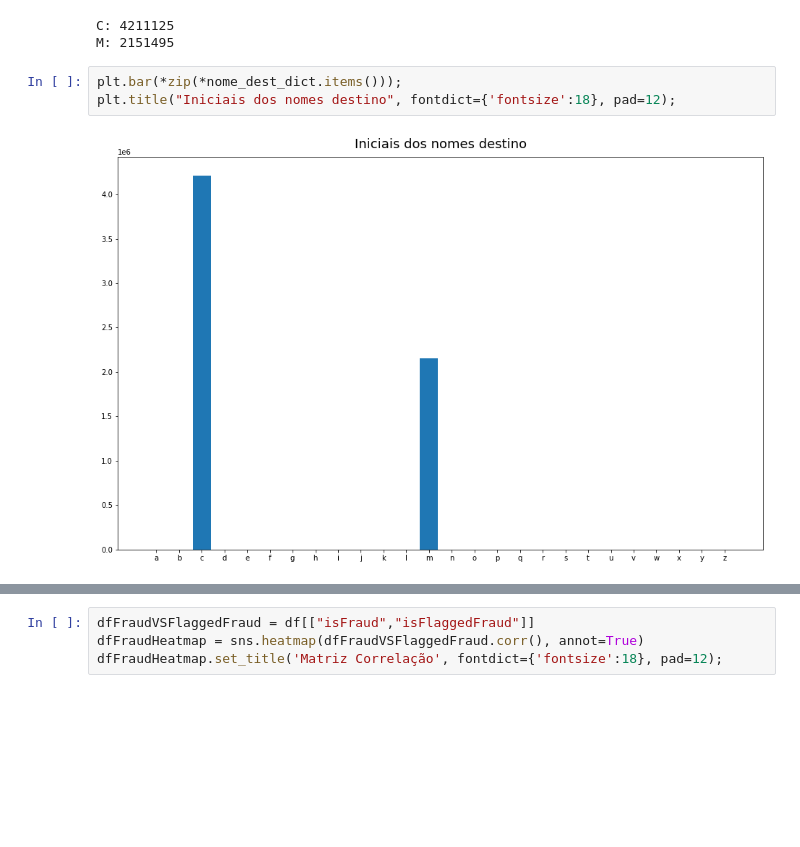
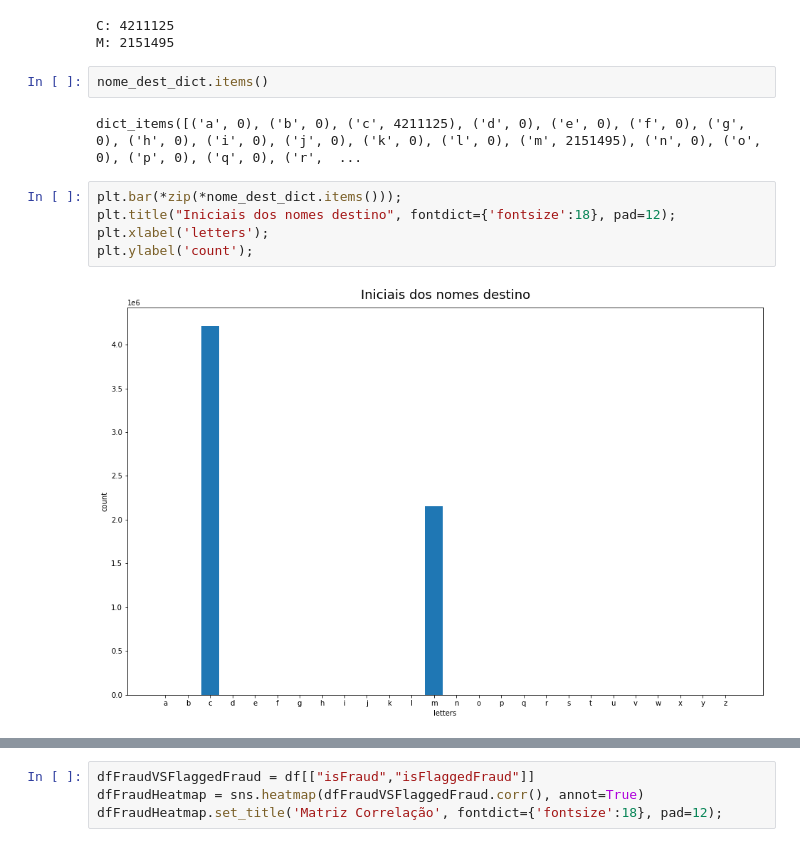
Before and after one commit to henriquemoc/Fraud-Classification, a Jupyter notebook: fraude.ipynb, the cells around one changed output, grey strips where cells are left out. Drawn from its saved outputs; the diff is of its cells as text; blank space fills up the shorter version.

```diff
--- a/fraude.ipynb
+++ b/fraude.ipynb
@@ -209,11 +211,17 @@ for i in nome_dest_dict:
 # %% [output]
 C: 4211125
 M: 2151495
+# %%
+nome_dest_dict.items()
+# %% [output]
+dict_items([('a', 0), ('b', 0), ('c', 4211125), ('d', 0), ('e', 0), ('f', 0), ('g', 0), ('h', 0), ('i', 0), ('j', 0), ('k', 0), ('l', 0), ('m', 2151495), ('n', 0), ('o', 0), ('p', 0), ('q', 0), ('r',  ...
 # %%
 plt.bar(*zip(*nome_dest_dict.items()));
 plt.title("Iniciais dos nomes destino", fontdict={'fontsize':18}, pad=12);
+plt.xlabel('letters');
+plt.ylabel('count');
 # %% [output]
-[figure, old version]
+[figure, new version]
 # %%
 dfFlaggedFraud = df[["type","isFlaggedFraud"]]
 dfFlaggedFraud = dfFlaggedFraud.groupby("type").sum()
```
Also changed, not shown: parts of 8 cells of this notebook.
